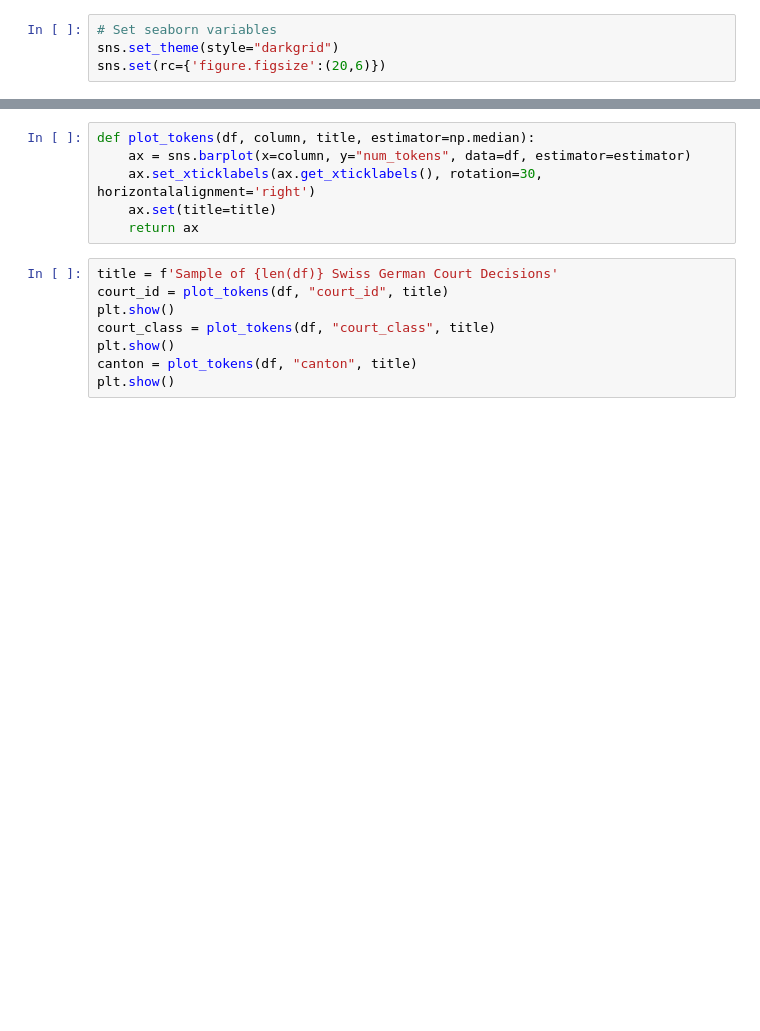
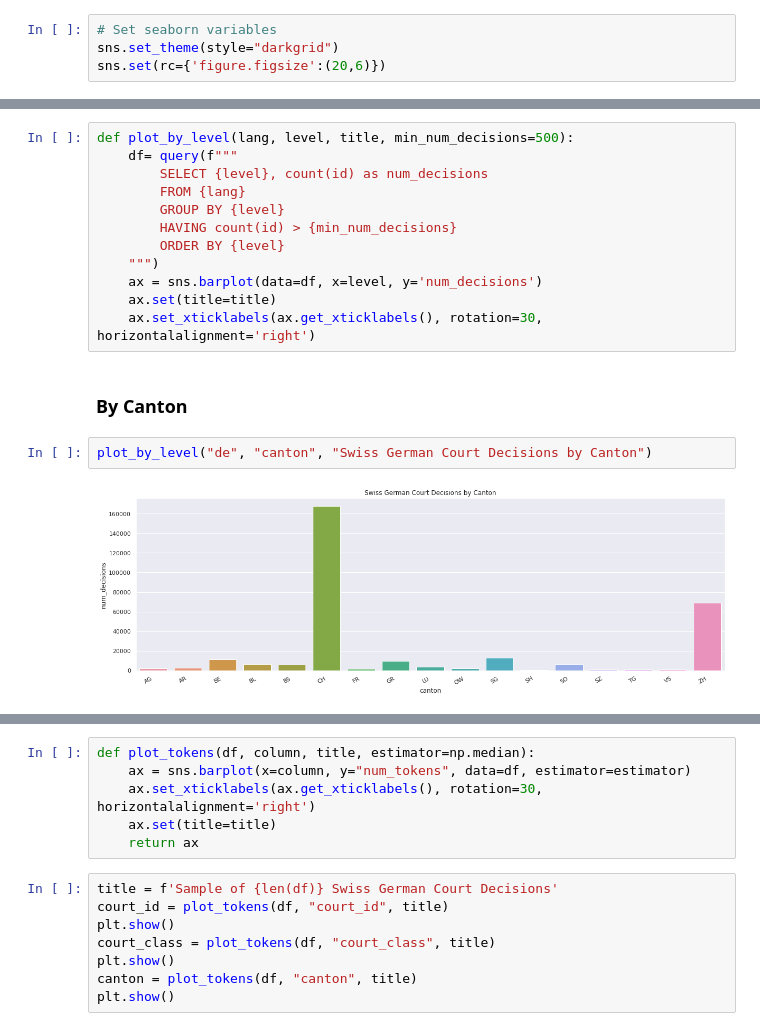
Before and after one commit to JoelNiklaus/SwissCourtRulingCorpus, a Jupyter notebook: scrc/notebooks/description/describe.ipynb, the cells around one changed output, grey strips where cells are left out. Saved outputs shown, nothing was run; the diff lists cells and outputs as text; blank space fills up the shorter version.

```diff
--- a/scrc/notebooks/description/describe.ipynb
+++ b/scrc/notebooks/description/describe.ipynb
@@ -87,0 +56,18 @@ plot_dates(df, title)
+# %%
+def plot_by_level(lang, level, title, min_num_decisions=500):
+    df= query(f"""
+        SELECT {level}, count(id) as num_decisions
+        FROM {lang}
+        GROUP BY {level}
+        HAVING count(id) > {min_num_decisions}
+        ORDER BY {level}
+    """)
+    ax = sns.barplot(data=df, x=level, y='num_decisions')
+    ax.set(title=title)
+    ax.set_xticklabels(ax.get_xticklabels(), rotation=30, horizontalalignment='right')
+# %% [markdown]
+### By Canton
+# %%
+plot_by_level("de", "canton", "Swiss German Court Decisions by Canton")
+# %% [output]
+[figure, added]
```
Also changed, not shown: parts of 27 cells of this notebook.
